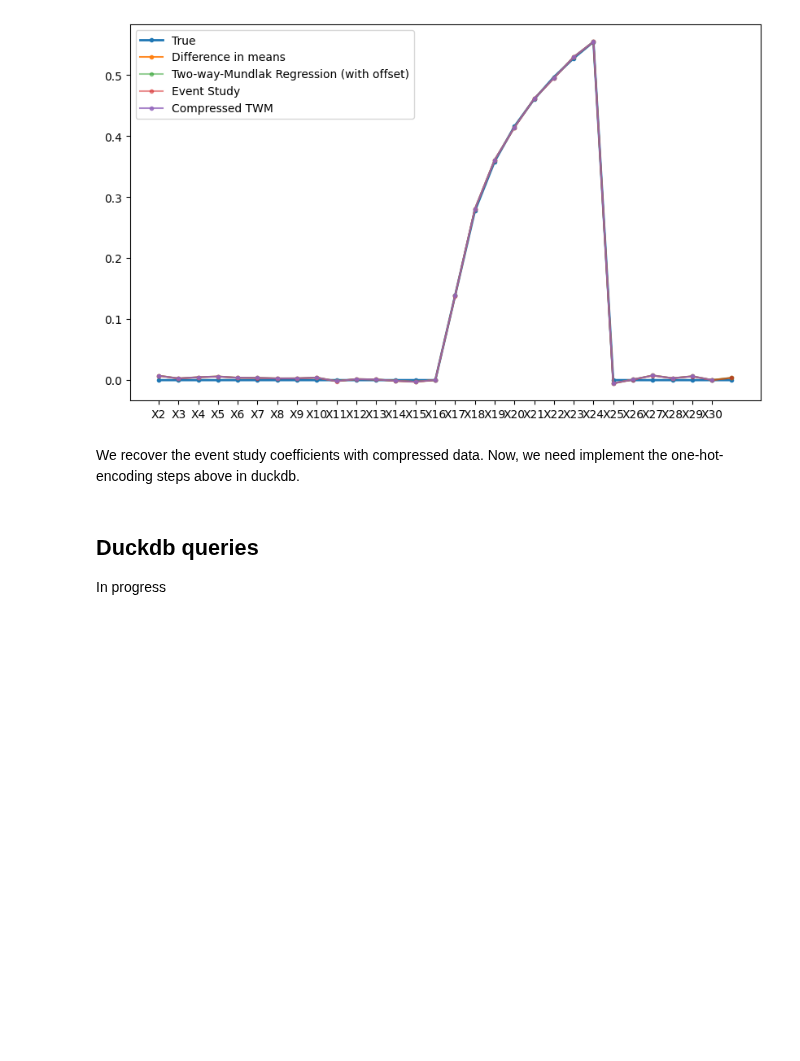
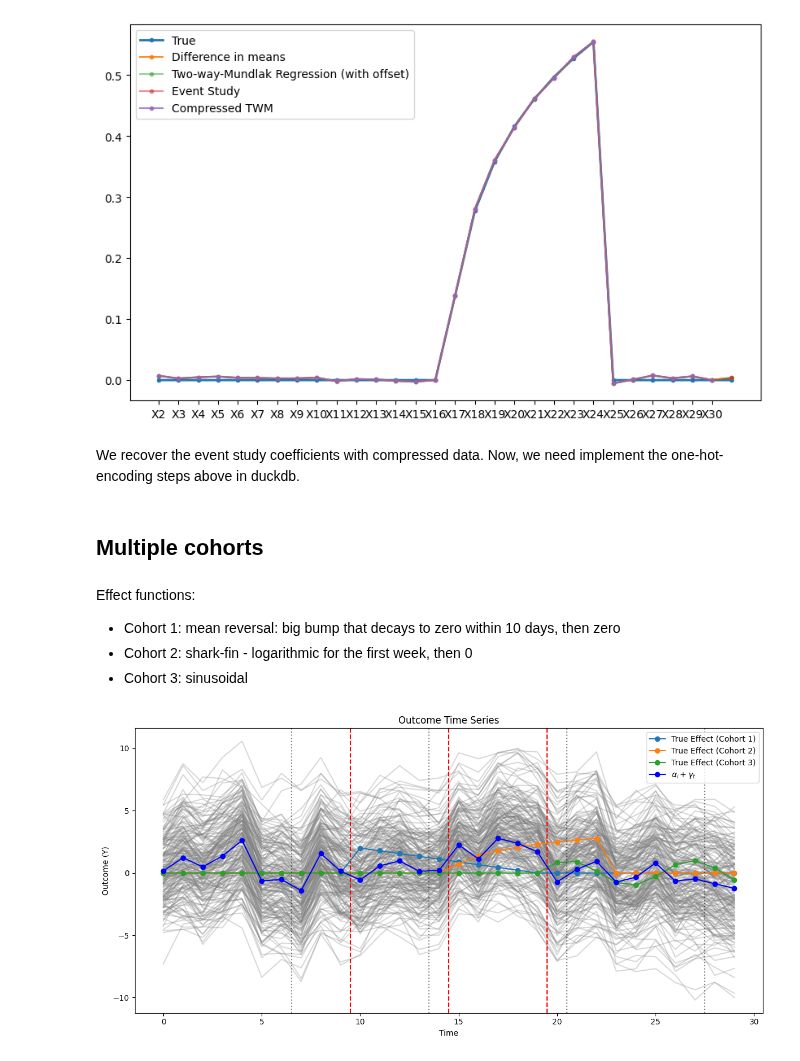
Before and after one commit to py-econometrics/duckreg, a Jupyter notebook: notebooks/event_study.ipynb, the cells around one changed output. Drawn from its saved outputs; the diff is of its cells as text; code cells hidden in the pictures; blank space fills up the shorter version.

Commit message:
add multi-cohort

```diff
--- a/notebooks/event_study.ipynb
+++ b/notebooks/event_study.ipynb
@@ -265,7 +285,5 @@ ax.legend()
 [figure]
 # %% [markdown]
 We recover the event study coefficients with compressed data. Now, we need implement the one-hot-encoding steps above in duckdb.
-# %% [markdown]
-## Duckdb queries
-
-In progress
+# %% [markdown]
+## Multiple cohorts
@@ -271,0 +388,5 @@ In progress
+# %% [markdown]
+Effect functions:
++ Cohort 1: mean reversal: big bump that decays to zero within 10 days, then zero
++ Cohort 2: shark-fin - logarithmic for the first week, then 0
++ Cohort 3: sinusoidal
@@ -271,0 +418,37 @@ In progress
+# %%
+# Create a figure and axis
+fig, ax = plt.subplots(figsize=(12, 6))
+
+# Plot the raw time series data for each unit
+for unit_id in range(Y0.shape[0]):
+    Y = (1 - W[unit_id]) * Y0[unit_id] + W[unit_id] * Y1[unit_id]
+    ax.plot(Y, alpha=0.3, color = 'grey')
+# Add vertical lines to indicate treatment start for each cohort
+for cohort_start in treatment_start_cohorts:
+    ax.axvline(x=cohort_start - 0.5, color='red', linestyle='--')
+# Plot the true treatment effect functions for each cohort
+for cohort_idx, cohort_start in enumerate(treatment_start_cohorts):
+    effect_vector = base_treatment_effects[cohort_idx]
+    effect_vector_padded = np.zeros(num_periods)
+    effect_vector_padded[cohort_start:cohort_start+len(effect_vector)] = effect_vector
+    ax.plot(effect_vector_padded, marker="o", label=f"True Effect (Cohort {cohort_idx + 1})")
+
+ax.plot(Y0.mean(0), color='b', marker='o', label=r"$\alpha_i + \gamma_t$")
+
+# Overlay week dotted lines
+for week in range(1, num_periods // 7 + 1):
+    ax.axvline(x=week * 7 - 0.5, color='k', linestyle=':', alpha=0.5)
+
+# Add labels and title
+ax.set_xlabel("Time")
+ax.set_ylabel("Outcome (Y)")
+ax.set_title("Outcome Time Series")
+
+# Add legend
+ax.legend()
+
+# Show the plot
+plt.tight_layout()
+plt.show()
+# %% [output]
+[figure, added]
```
Also changed, not shown: parts of 15 cells of this notebook.
